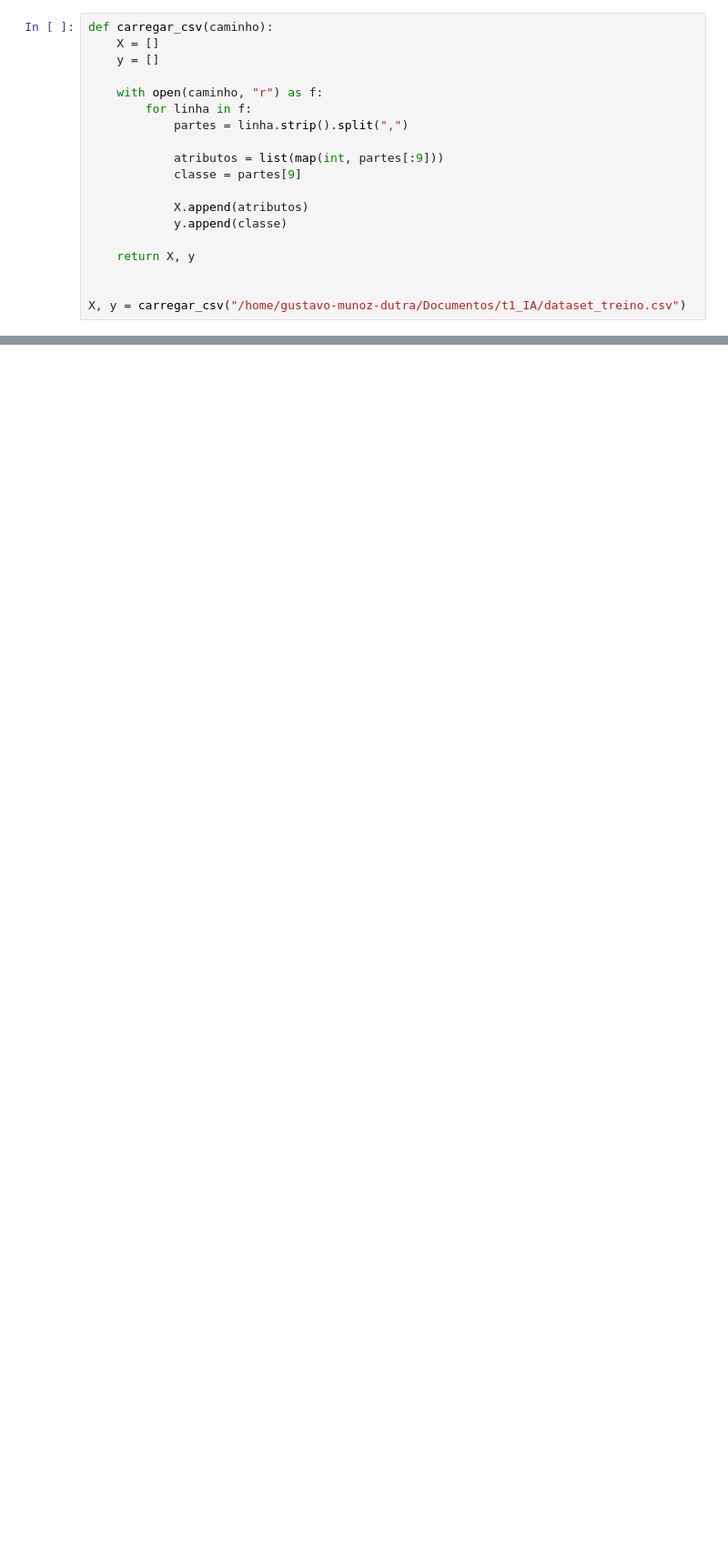
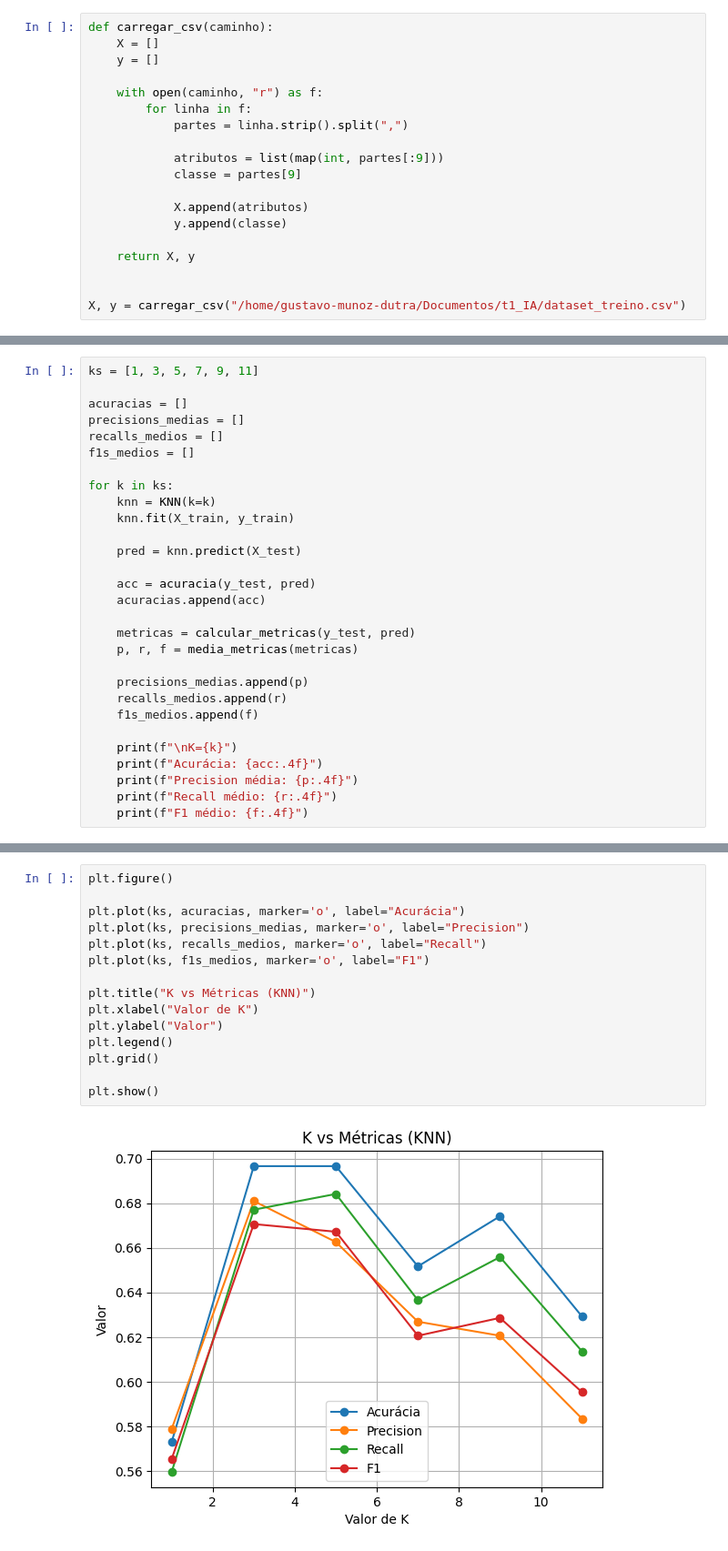
Before and after one commit to gustav1011/T1_IA, a Jupyter notebook: models/knn.ipynb, the cells around one changed output, grey strips where cells are left out. Shown at 91% size. Drawn from its saved outputs; the diff is of its cells as text; blank space fills up the shorter version.

Commit message:
knn implementado com diferentes metricas de analise e com grafico plotado

```diff
--- a/models/knn.ipynb
+++ b/models/knn.ipynb
@@ -75,0 +119,29 @@ Acurácia: 0.650375939849624
+# %%
+ks = [1, 3, 5, 7, 9, 11]
+
+acuracias = []
+precisions_medias = []
+recalls_medios = []
+f1s_medios = []
+
+for k in ks:
+    knn = KNN(k=k)
+    knn.fit(X_train, y_train)
+
+    pred = knn.predict(X_test)
+
+    acc = acuracia(y_test, pred)
+    acuracias.append(acc)
+
+    metricas = calcular_metricas(y_test, pred)
+    p, r, f = media_metricas(metricas)
+
+    precisions_medias.append(p)
+    recalls_medios.append(r)
+    f1s_medios.append(f)
+
+    print(f"\nK={k}")
+    print(f"Acurácia: {acc:.4f}")
+    print(f"Precision média: {p:.4f}")
+    print(f"Recall médio: {r:.4f}")
+    print(f"F1 médio: {f:.4f}")
@@ -75,0 +166,17 @@ Acurácia: 0.650375939849624
+# %%
+plt.figure()
+
+plt.plot(ks, acuracias, marker='o', label="Acurácia")
+plt.plot(ks, precisions_medias, marker='o', label="Precision")
+plt.plot(ks, recalls_medios, marker='o', label="Recall")
+plt.plot(ks, f1s_medios, marker='o', label="F1")
+
+plt.title("K vs Métricas (KNN)")
+plt.xlabel("Valor de K")
+plt.ylabel("Valor")
+plt.legend()
+plt.grid()
+
+plt.show()
+# %% [output]
+[figure, added]
```
Also changed, not shown: parts of 9 cells of this notebook.
